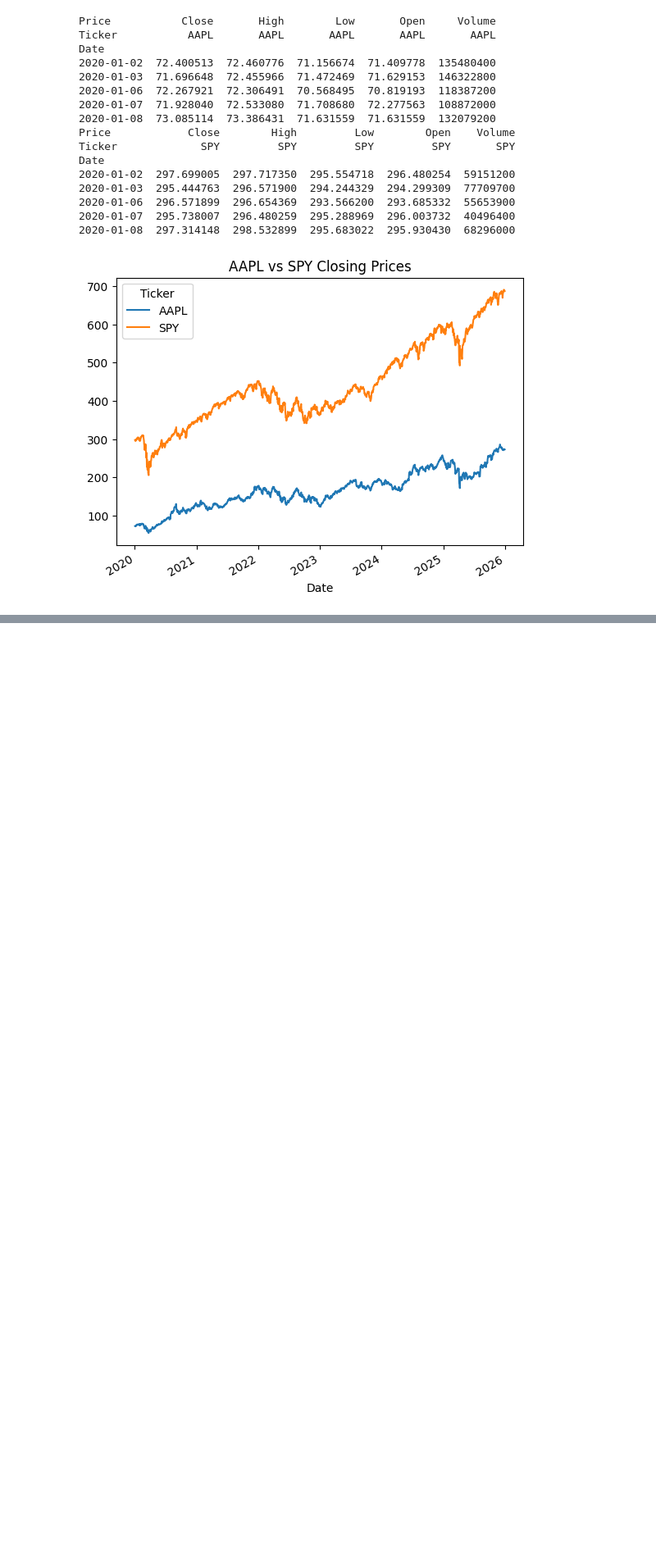
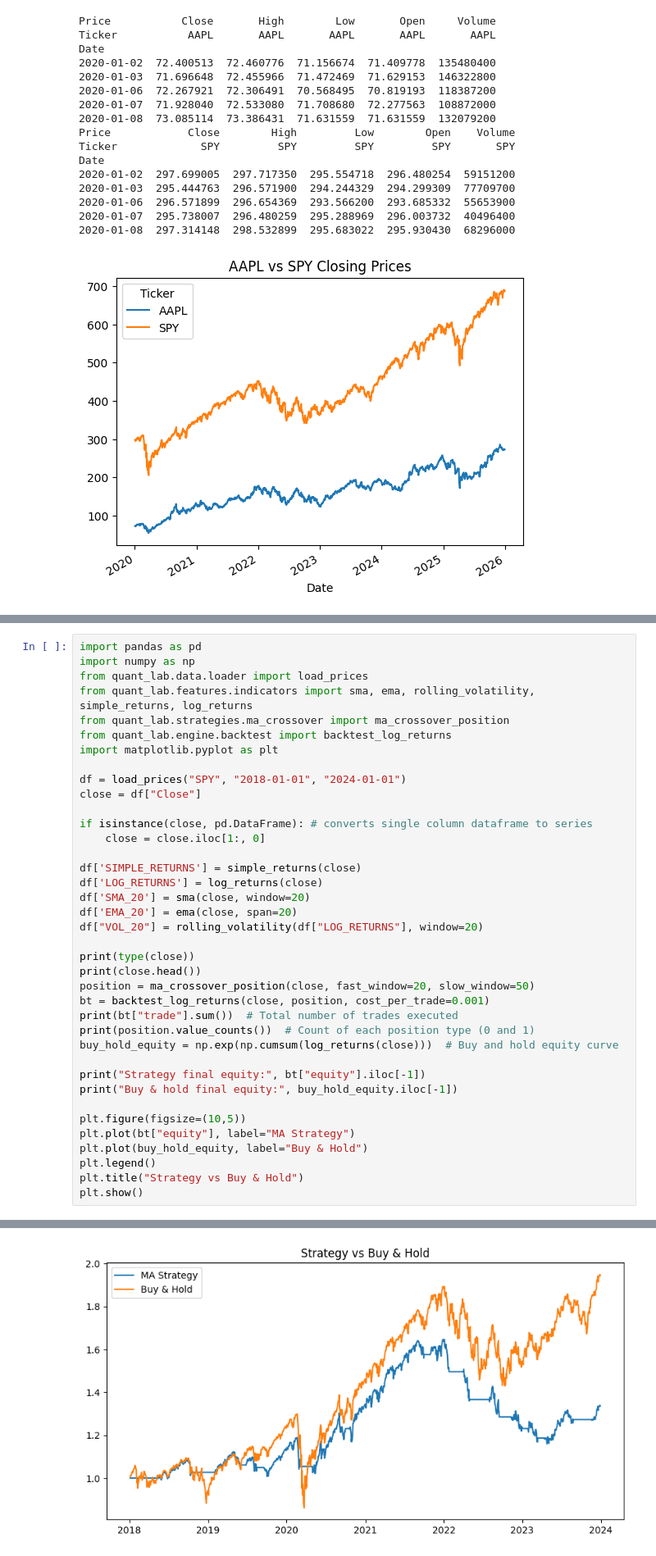
Before and after one commit to paize-k/quant-lab, a Jupyter notebook: trade-backtest-engine/notebooks/01_data_explore.ipynb, the cells around one changed output, grey strips where cells are left out. Shown at 82% size. Cells and saved outputs as stored; diff of their text form; blank space fills up the shorter version.

```diff
--- a/trade-backtest-engine/notebooks/01_data_explore.ipynb
+++ b/trade-backtest-engine/notebooks/01_data_explore.ipynb
@@ -84,2 +87,41 @@ plt.show()
 [figure]
 [figure]
+# %%
+import pandas as pd
+import numpy as np
+from quant_lab.data.loader import load_prices
+from quant_lab.features.indicators import sma, ema, rolling_volatility, simple_returns, log_returns
+from quant_lab.strategies.ma_crossover import ma_crossover_position
+from quant_lab.engine.backtest import backtest_log_returns
+import matplotlib.pyplot as plt
+
+df = load_prices("SPY", "2018-01-01", "2024-01-01")
+close = df["Close"]
+
+if isinstance(close, pd.DataFrame): # converts single column dataframe to series
+    close = close.iloc[1:, 0]
+
+df['SIMPLE_RETURNS'] = simple_returns(close)
+df['LOG_RETURNS'] = log_returns(close)
+df['SMA_20'] = sma(close, window=20)
+df['EMA_20'] = ema(close, span=20)
+df["VOL_20"] = rolling_volatility(df["LOG_RETURNS"], window=20)
+
+print(type(close))
+print(close.head())
+position = ma_crossover_position(close, fast_window=20, slow_window=50)
+bt = backtest_log_returns(close, position, cost_per_trade=0.001)
+print(bt["trade"].sum())  # Total number of trades executed
+print(position.value_counts())  # Count of each position type (0 and 1)
+buy_hold_equity = np.exp(np.cumsum(log_returns(close)))  # Buy and hold equity curve
+
+print("Strategy final equity:", bt["equity"].iloc[-1])
+print("Buy & hold final equity:", buy_hold_equity.iloc[-1])
+
+plt.figure(figsize=(10,5))
+plt.plot(bt["equity"], label="MA Strategy")
+plt.plot(buy_hold_equity, label="Buy & Hold")
+plt.legend()
+plt.title("Strategy vs Buy & Hold")
+plt.show()
+# %% [output]
@@ -85,0 +142 @@ plt.show()
+[figure, added]
```
Also changed, not shown: parts of 2 cells of this notebook, 3 other files.
